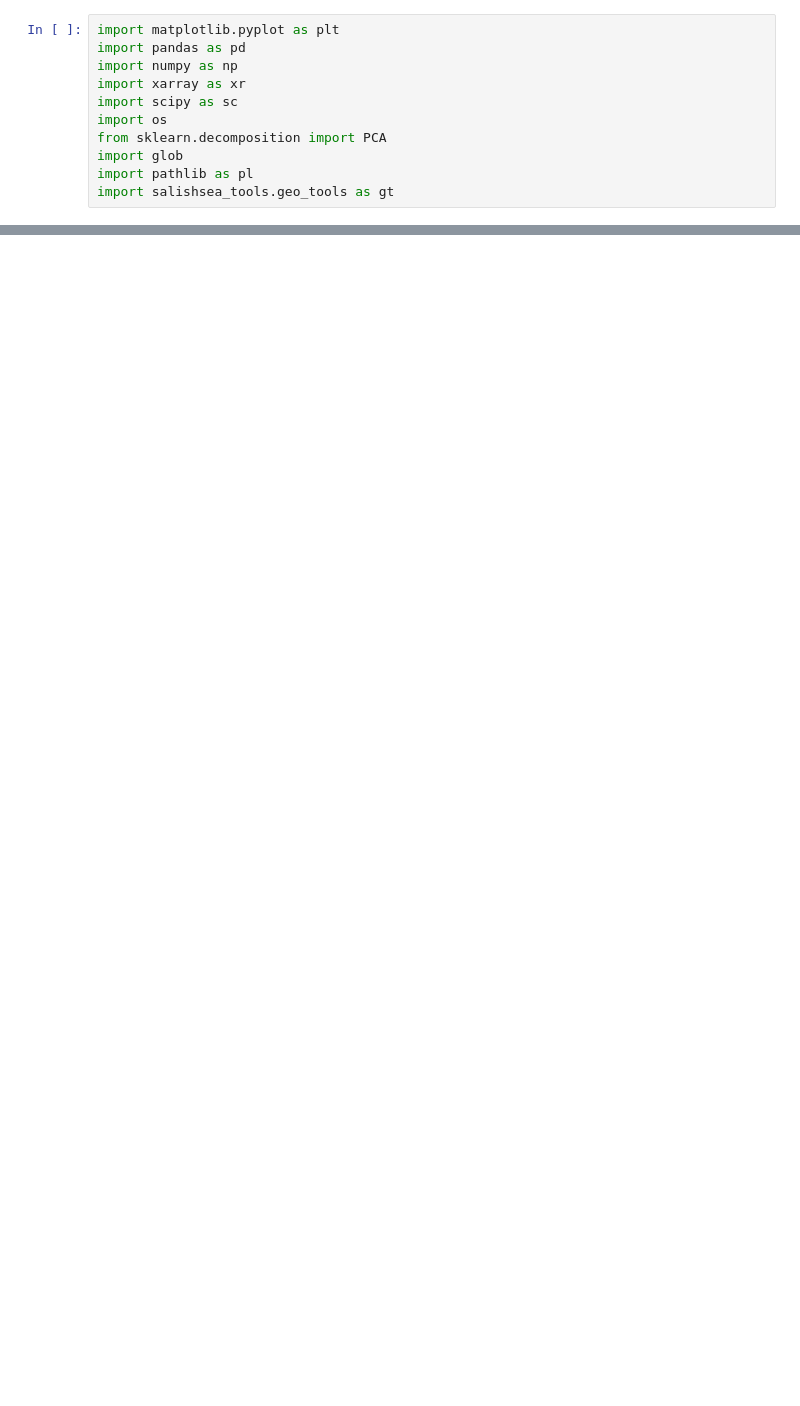
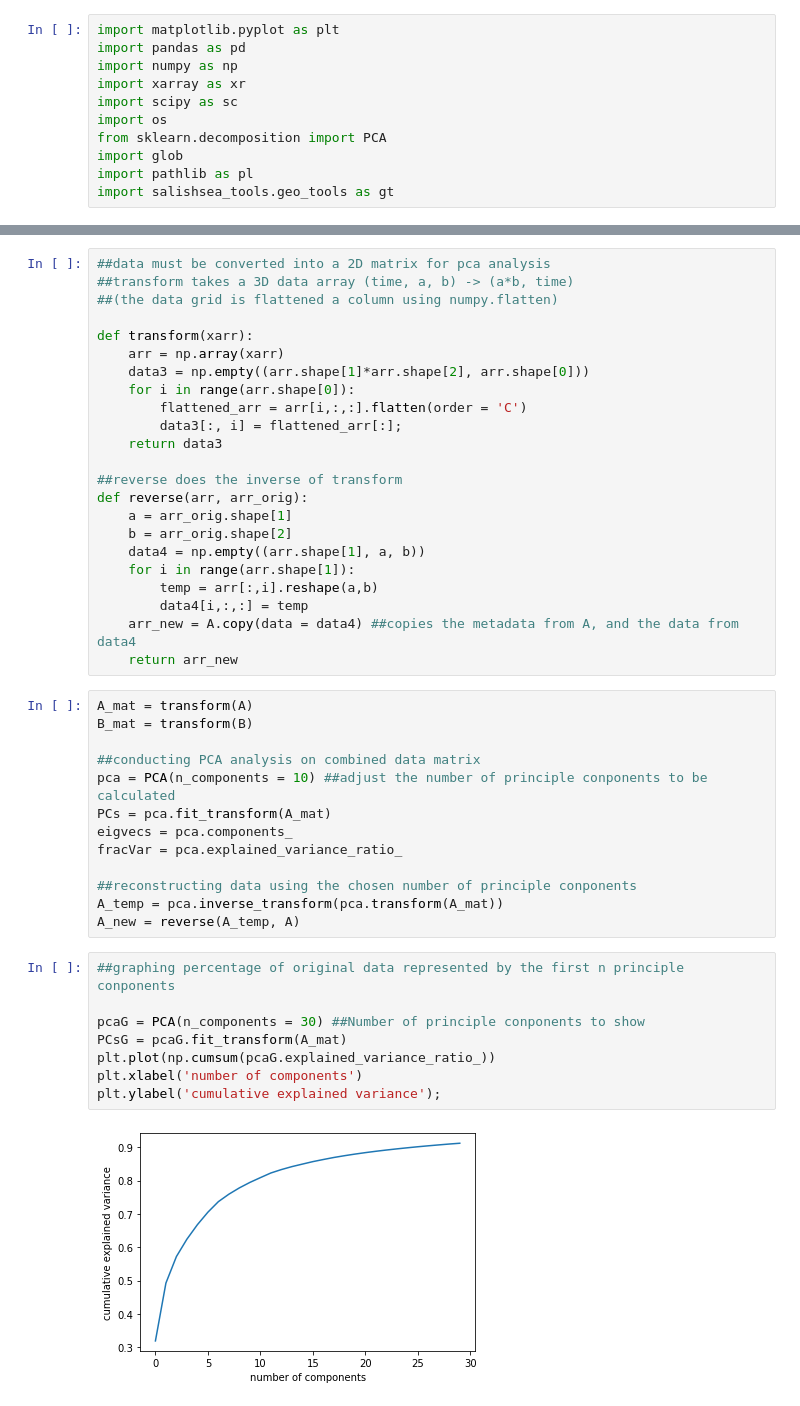
Before and after one commit to UBC-MOAD/analysis-armaan, a Jupyter notebook: notebooks/windPCA2.ipynb, the cells around one changed output, grey strips where cells are left out. Drawn from its saved outputs; the diff is of its cells as text; blank space fills up the shorter version.

```diff
--- a/notebooks/windPCA2.ipynb
+++ b/notebooks/windPCA2.ipynb
@@ -34,0 +35,46 @@ Data variables:
+# %%
+##data must be converted into a 2D matrix for pca analysis
+##transform takes a 3D data array (time, a, b) -> (a*b, time)
+##(the data grid is flattened a column using numpy.flatten)
+
+def transform(xarr):
+    arr = np.array(xarr)
+    data3 = np.empty((arr.shape[1]*arr.shape[2], arr.shape[0]))
+    for i in range(arr.shape[0]):
+        flattened_arr = arr[i,:,:].flatten(order = 'C')
+        data3[:, i] = flattened_arr[:];
+    return data3
+
+##reverse does the inverse of transform
+def reverse(arr, arr_orig):
+    a = arr_orig.shape[1]
+    b = arr_orig.shape[2]
+    data4 = np.empty((arr.shape[1], a, b))
+    for i in range(arr.shape[1]):
+        temp = arr[:,i].reshape(a,b)
+        data4[i,:,:] = temp
+    arr_new = A.copy(data = data4) ##copies the metadata from A, and the data from data4
+    return arr_new
+# %%
+A_mat = transform(A)
+B_mat = transform(B)
+
+##conducting PCA analysis on combined data matrix
+pca = PCA(n_components = 10) ##adjust the number of principle conponents to be calculated
+PCs = pca.fit_transform(A_mat)
+eigvecs = pca.components_
+fracVar = pca.explained_variance_ratio_
+
+##reconstructing data using the chosen number of principle conponents
+A_temp = pca.inverse_transform(pca.transform(A_mat))
+A_new = reverse(A_temp, A)
+# %%
+##graphing percentage of original data represented by the first n principle conponents
+
+pcaG = PCA(n_components = 30) ##Number of principle conponents to show
+PCsG = pcaG.fit_transform(A_mat)
+plt.plot(np.cumsum(pcaG.explained_variance_ratio_))
+plt.xlabel('number of components')
+plt.ylabel('cumulative explained variance');
+# %% [output]
+[figure, added]
```
Also changed, not shown: parts of 6 cells of this notebook.
